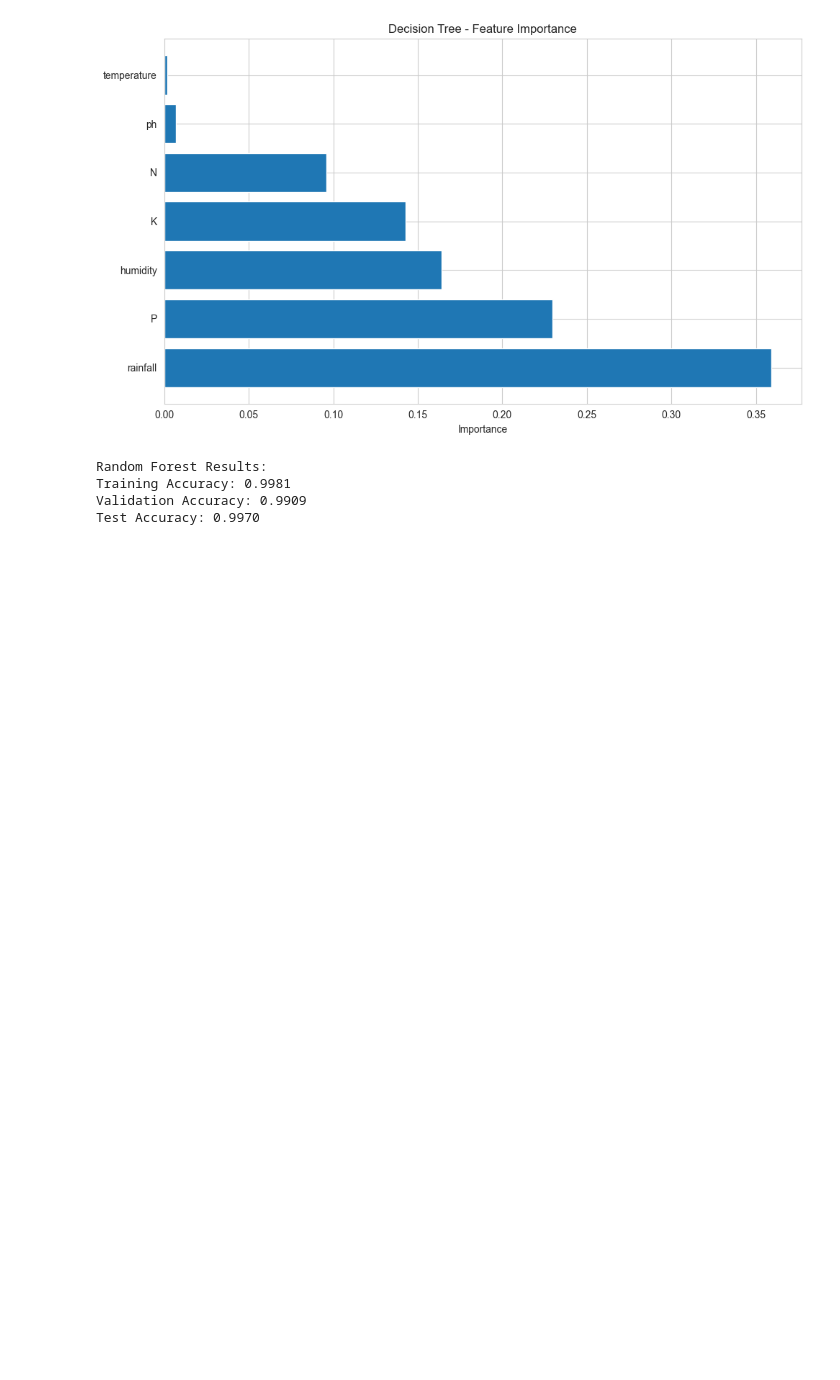
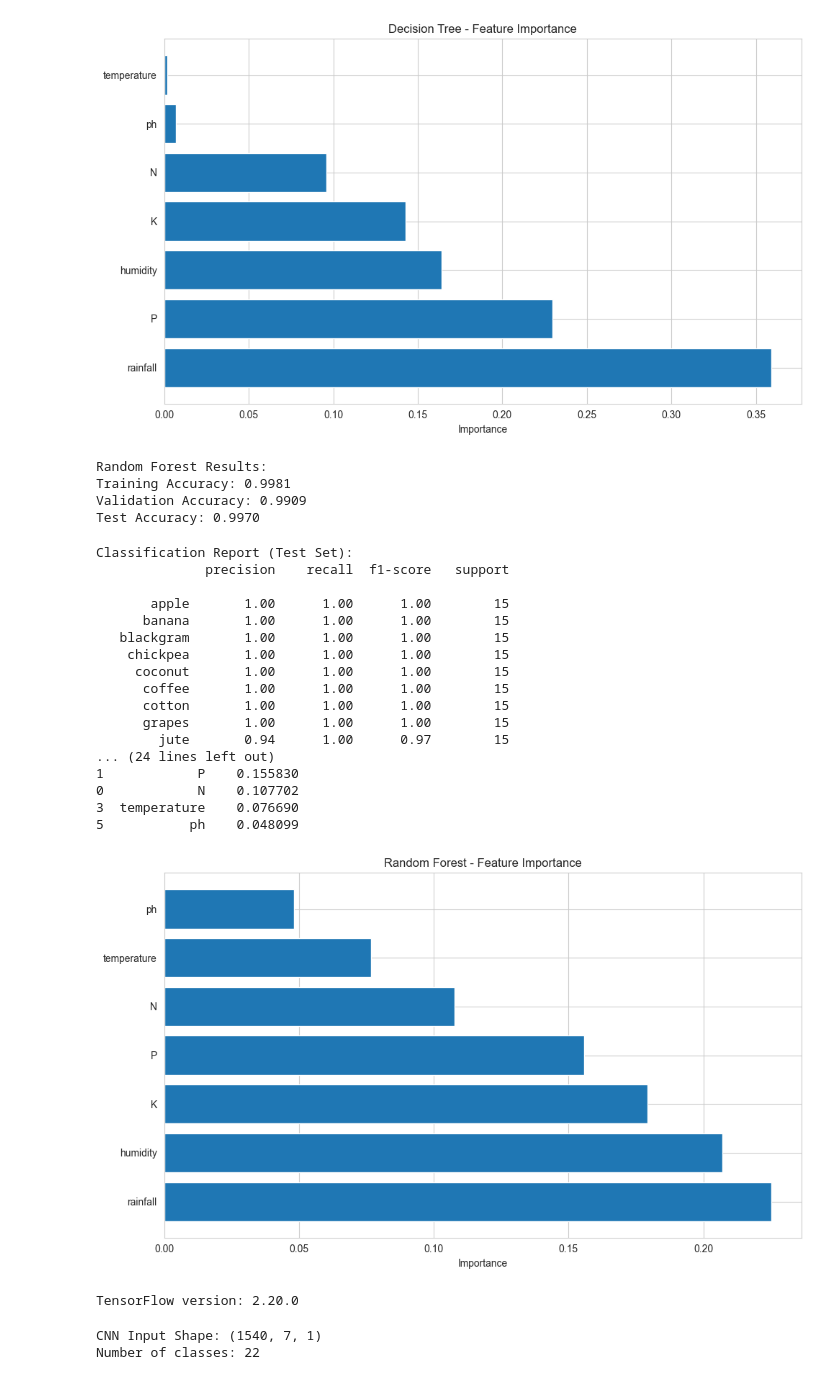
Before and after one commit to jerryjohnsoffl/agricultural-tool-recommendation-system, a Jupyter notebook: crop.ipynb, the cells around one changed output. Drawn from its saved outputs; the diff is of its cells as text; code cells hidden in the pictures; blank space fills up the shorter version.

```diff
--- a/crop.ipynb
+++ b/crop.ipynb
@@ -390,3 +390,71 @@ Random Forest Results:
 Training Accuracy: 0.9981
 Validation Accuracy: 0.9909
 Test Accuracy: 0.9970
+# %%
+# Cell 16: Random Forest - Detailed Evaluation
+print("\nClassification Report (Test Set):")
+print(classification_report(y_test, y_test_pred_rf,
+                          target_names=label_encoder.classes_))
+
+# Feature Importance
+feature_importance_rf = pd.DataFrame({
+    'feature': features,
+    'importance': rf_model.feature_importances_
+}).sort_values('importance', ascending=False)
+
+print("\nFeature Importance:")
+print(feature_importance_rf)
+
+plt.figure(figsize=(10, 6))
+plt.barh(feature_importance_rf['feature'], feature_importance_rf['importance'])
+plt.xlabel('Importance')
+plt.title('Random Forest - Feature Importance')
+plt.tight_layout()
+plt.show()
+# %% [output]
+Classification Report (Test Set):
+              precision    recall  f1-score   support
+
+       apple       1.00      1.00      1.00        15
+      banana       1.00      1.00      1.00        15
+   blackgram       1.00      1.00      1.00        15
+    chickpea       1.00      1.00      1.00        15
+     coconut       1.00      1.00      1.00        15
+      coffee       1.00      1.00      1.00        15
+      cotton       1.00      1.00      1.00        15
+      grapes       1.00      1.00      1.00        15
+        jute       0.94      1.00      0.97        15
+... (24 lines left out)
+1            P    0.155830
+0            N    0.107702
+3  temperature    0.076690
+5           ph    0.048099
+[figure, added]
+# %%
+# Cell 17: Import TensorFlow
+import tensorflow as tf
+from tensorflow import keras
+from tensorflow.keras import layers
+from tensorflow.keras.utils import to_categorical
+
+print("TensorFlow version:", tf.__version__)
+# %% [output]
+TensorFlow version: 2.20.0
+# %%
+# Cell 18: Prepare Data for CNN
+# Convert labels to categorical (one-hot encoding)
+num_classes = len(label_encoder.classes_)
+y_train_cat = to_categorical(y_train, num_classes)
+y_val_cat = to_categorical(y_val, num_classes)
+y_test_cat = to_categorical(y_test, num_classes)
+
+# Reshape for CNN (add channel dimension)
+X_train_cnn = X_train_scaled.reshape(-1, 7, 1)
+X_val_cnn = X_val_scaled.reshape(-1, 7, 1)
+X_test_cnn = X_test_scaled.reshape(-1, 7, 1)
+
+print("CNN Input Shape:", X_train_cnn.shape)
+print("Number of classes:", num_classes)
+# %% [output]
+CNN Input Shape: (1540, 7, 1)
+Number of classes: 22
```
Also changed, not shown: parts of 6 cells of this notebook, 2 other files.
